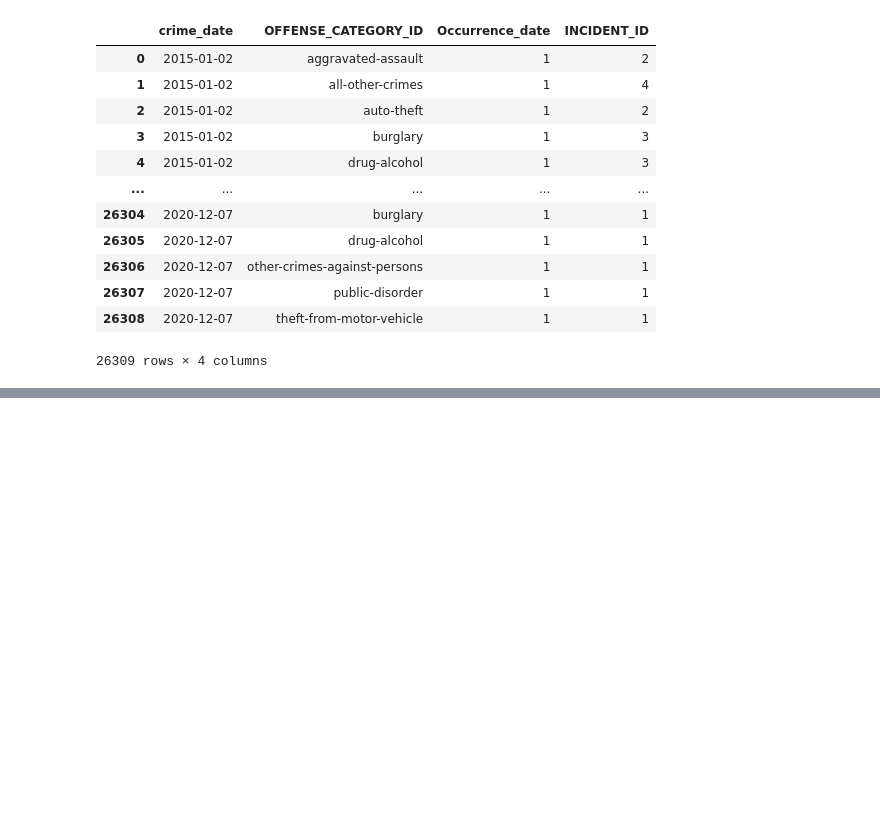
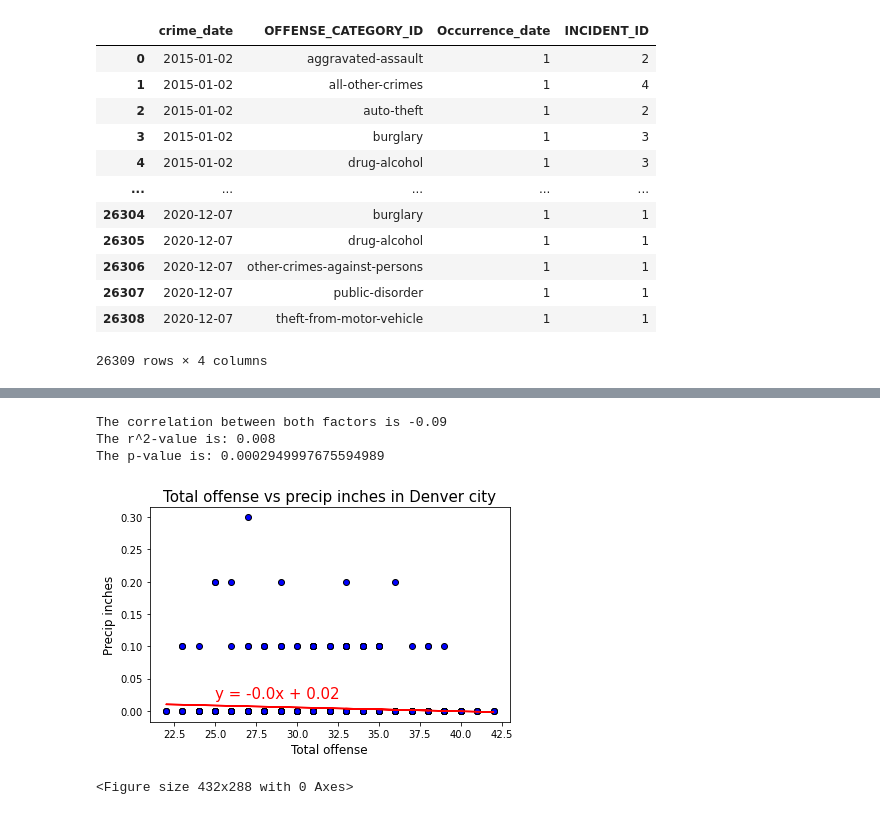
Before and after one commit to mnolker/Criminal_Weather_Denver, a Jupyter notebook: criminal_weather_merged.ipynb, the cells around one changed output, grey strips where cells are left out. Saved outputs shown, nothing was run; the diff lists cells and outputs as text; code cells hidden in the pictures; blank space fills up the shorter version.

```diff
--- a/criminal_weather_merged.ipynb
+++ b/criminal_weather_merged.ipynb
@@ -126,0 +175,8 @@ criminal_weather_merged
+# %%
+linear(criminal_weather_merged["total_offenses"],criminal_weather_merged["Precip Inches"],"Total offense","Precip inches","Total offense vs precip inches in Denver city",(25,.02),'offense_vs_percip')
+# %% [output]
+The correlation between both factors is -0.09
+The r^2-value is: 0.008
+The p-value is: 0.0002949997675594989
+[figure, added]
+<Figure size 432x288 with 0 Axes>
```
Also changed, not shown: parts of 18 cells of this notebook, 9 other files.
